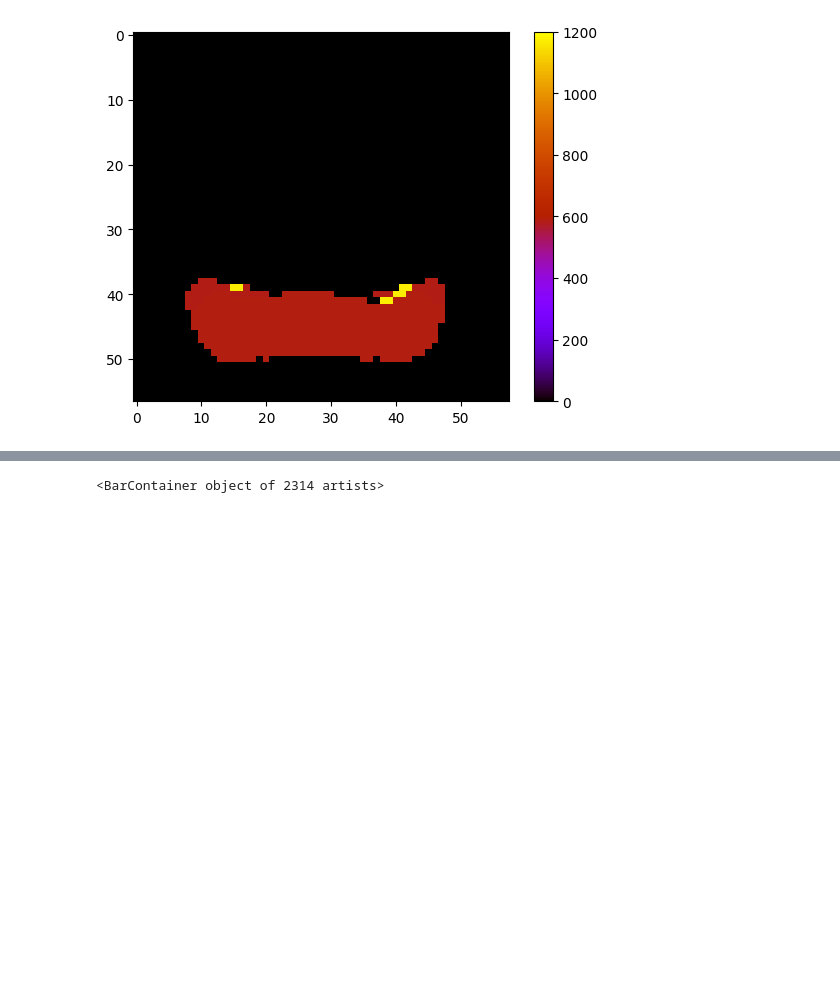
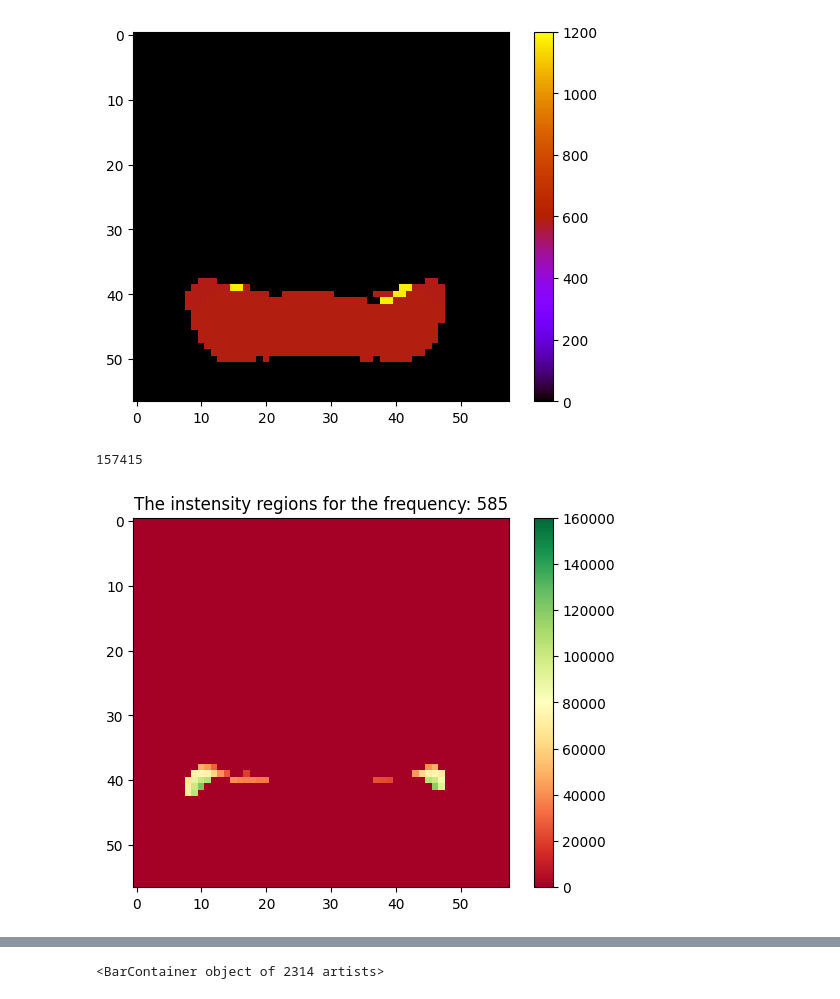
Before and after one commit to CaffineAddic/Wavelet_transforms_in_schlieren_flame_images, a Jupyter notebook: harr_transform_german.ipynb, the cells around one changed output, grey strips where cells are left out. Drawn from its saved outputs; the diff is of its cells as text; code cells hidden in the pictures; blank space fills up the shorter version.

```diff
--- a/harr_transform_german.ipynb
+++ b/harr_transform_german.ipynb
@@ -301,3 +303,21 @@ plt.colorbar(peg)
 plt.clim(0, 1200)
 # %% [output]
 [figure]
+# %%
+np.max(y_data_fil[-1, :])
+# %% [output]
+157415
+# %%
+import copy
+def show_freq(x, y, the):
+    idx = x != the
+    yd = copy.deepcopy(y)
+    yd[idx] = 0
+    peg = plt.imshow(yd[-1, :].reshape(fft_sig_mean[0,:].shape), cmap="RdYlGn")
+    plt.title(f"The instensity regions for the frequency: {the}")
+    plt.clim(0, 160000)
+    plt.colorbar(peg)
+# %%
+show_freq(x_data_fil, y_data_fil, np.unique(x_data_fil[-1, :])[1])
+# %% [output]
+[figure, added]
```
Also changed, not shown: parts of 24 cells of this notebook.
